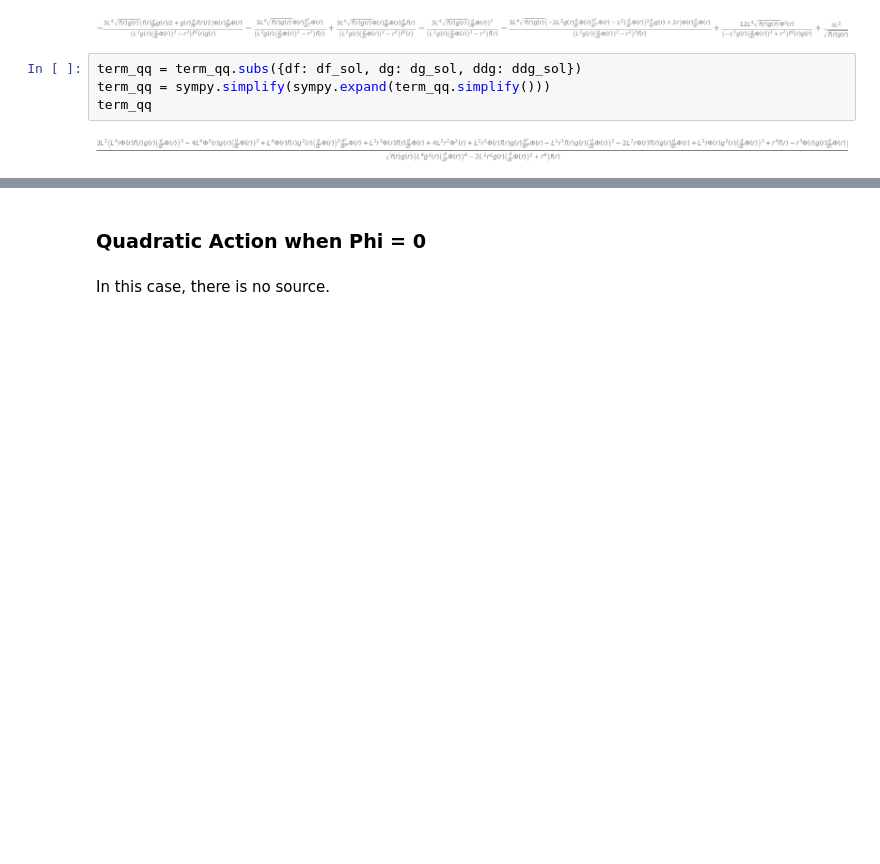
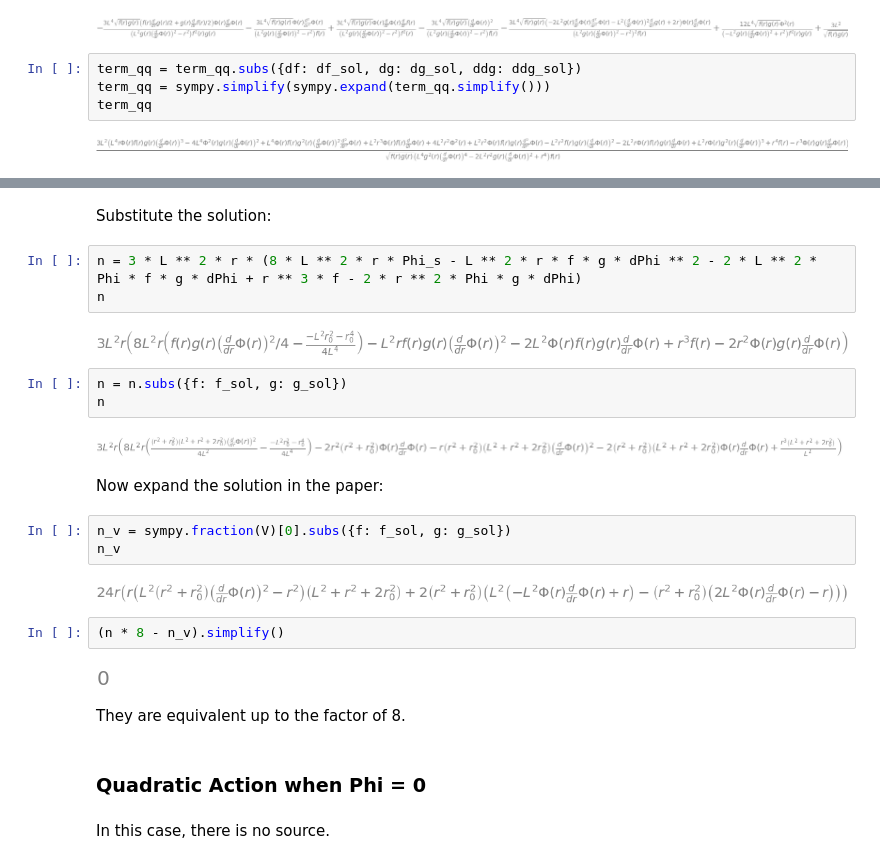
Before and after one commit to jchryssanthacopoulos/wormholes, a Jupyter notebook: second_order_action_analysis.ipynb, the cells around one changed output, grey strips where cells are left out. Drawn from its saved outputs; the diff is of its cells as text; blank space fills up the shorter version.

```diff
--- a/second_order_action_analysis.ipynb
+++ b/second_order_action_analysis.ipynb
@@ -437,3 +430,28 @@ plt.legend();
+# %% [markdown]
+Substitute the solution:
+# %%
+n = 3 * L ** 2 * r * (8 * L ** 2 * r * Phi_s - L ** 2 * r * f * g * dPhi ** 2 - 2 * L ** 2 * Phi * f * g * dPhi + r ** 3 * f - 2 * r ** 2 * Phi * g * dPhi)
+n
+# %% [output]
+[figure, added]
+# %%
+n = n.subs({f: f_sol, g: g_sol})
+n
+# %% [output]
+[figure, added]
+# %% [markdown]
+Now expand the solution in the paper:
+# %%
+n_v = sympy.fraction(V)[0].subs({f: f_sol, g: g_sol})
+n_v
+# %% [output]
+[figure, added]
+# %%
+(n * 8 - n_v).simplify()
+# %% [output]
+[figure, added]
+# %% [markdown]
+They are equivalent up to the factor of 8.
 # %% [markdown]
 ### Quadratic Action when Phi = 0
 # %% [markdown]
```
Also changed, not shown: parts of 15 cells of this notebook.
